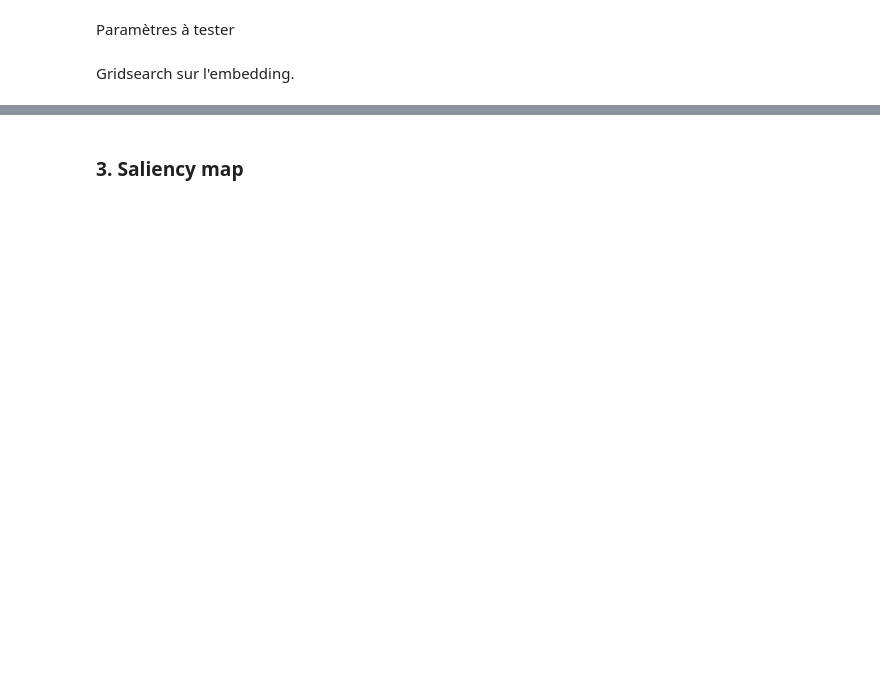
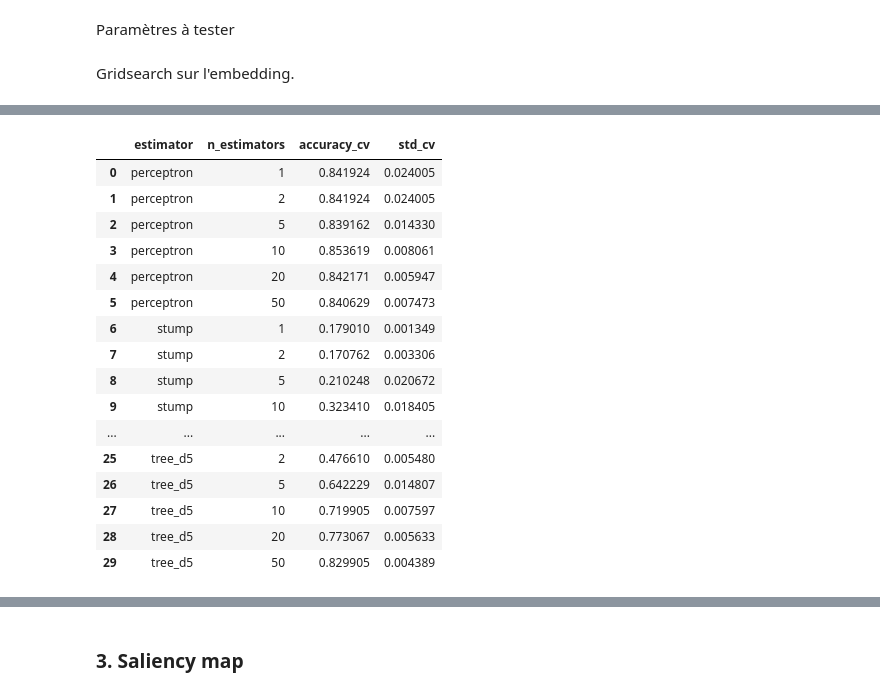
Before and after one commit to jnotarangelo/AdaBoost, a Jupyter notebook: Restitution.ipynb, the cells around one changed output, grey strips where cells are left out. Cells and saved outputs as stored; diff of their text form; code cells hidden in the pictures; blank space fills up the shorter version.

```diff
--- a/Restitution.ipynb
+++ b/Restitution.ipynb
@@ -570,0 +728,23 @@ for estimator_name, estimator in estimators.items():
+# %%
+df_cv_all_embed = pd.concat(results_embed, ignore_index=True)
+df_accuracy_embed = (df_cv_all_embed.rename(columns={"param_n_estimators": "n_estimators", "mean_test_score": "accuracy_cv", "std_test_score": "std_cv"})[["estimator", "n_estimators", "accuracy_cv", "std_cv"]].sort_values(["estimator", "n_estimators"]).reset_index(drop=True))
+df_accuracy_embed.to_csv("results/AdaBoost_cv_results_embed.csv", sep=";") # transformation en csv
+df_accuracy_embed
+# %% [output]
+|  | estimator | n_estimators | accuracy_cv | std_cv |
+| 0 | perceptron | 1 | 0.841924 | 0.024005 |
+| 1 | perceptron | 2 | 0.841924 | 0.024005 |
+| 2 | perceptron | 5 | 0.839162 | 0.014330 |
+| 3 | perceptron | 10 | 0.853619 | 0.008061 |
+| 4 | perceptron | 20 | 0.842171 | 0.005947 |
+| 5 | perceptron | 50 | 0.840629 | 0.007473 |
+| 6 | stump | 1 | 0.179010 | 0.001349 |
+| 7 | stump | 2 | 0.170762 | 0.003306 |
+| 8 | stump | 5 | 0.210248 | 0.020672 |
+| 9 | stump | 10 | 0.323410 | 0.018405 |
+| ... | ... | ... | ... | ... |
+| 25 | tree_d5 | 2 | 0.476610 | 0.005480 |
+| 26 | tree_d5 | 5 | 0.642229 | 0.014807 |
+| 27 | tree_d5 | 10 | 0.719905 | 0.007597 |
+| 28 | tree_d5 | 20 | 0.773067 | 0.005633 |
+| 29 | tree_d5 | 50 | 0.829905 | 0.004389 |
```
Also changed, not shown: parts of 16 cells of this notebook, 37 other files.
